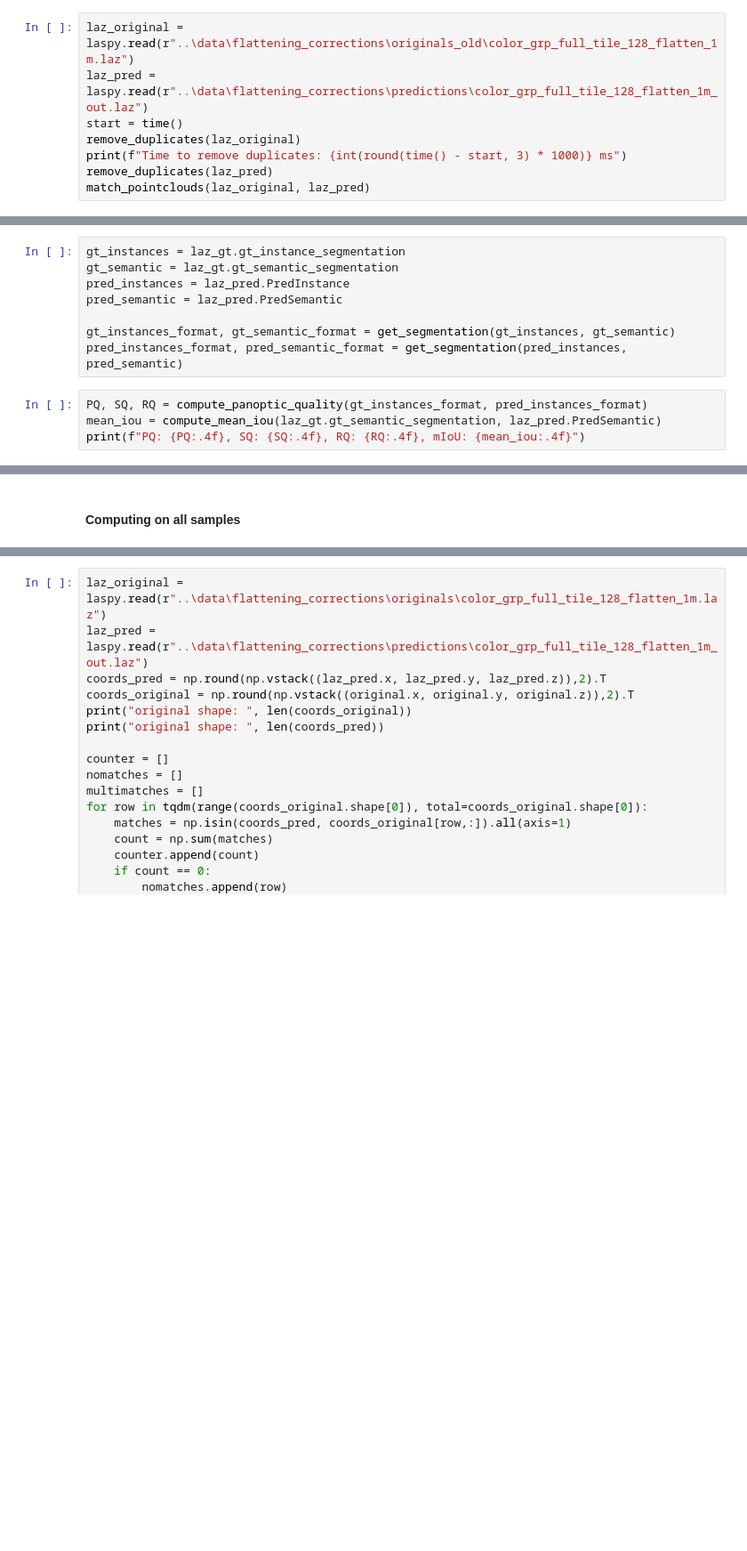
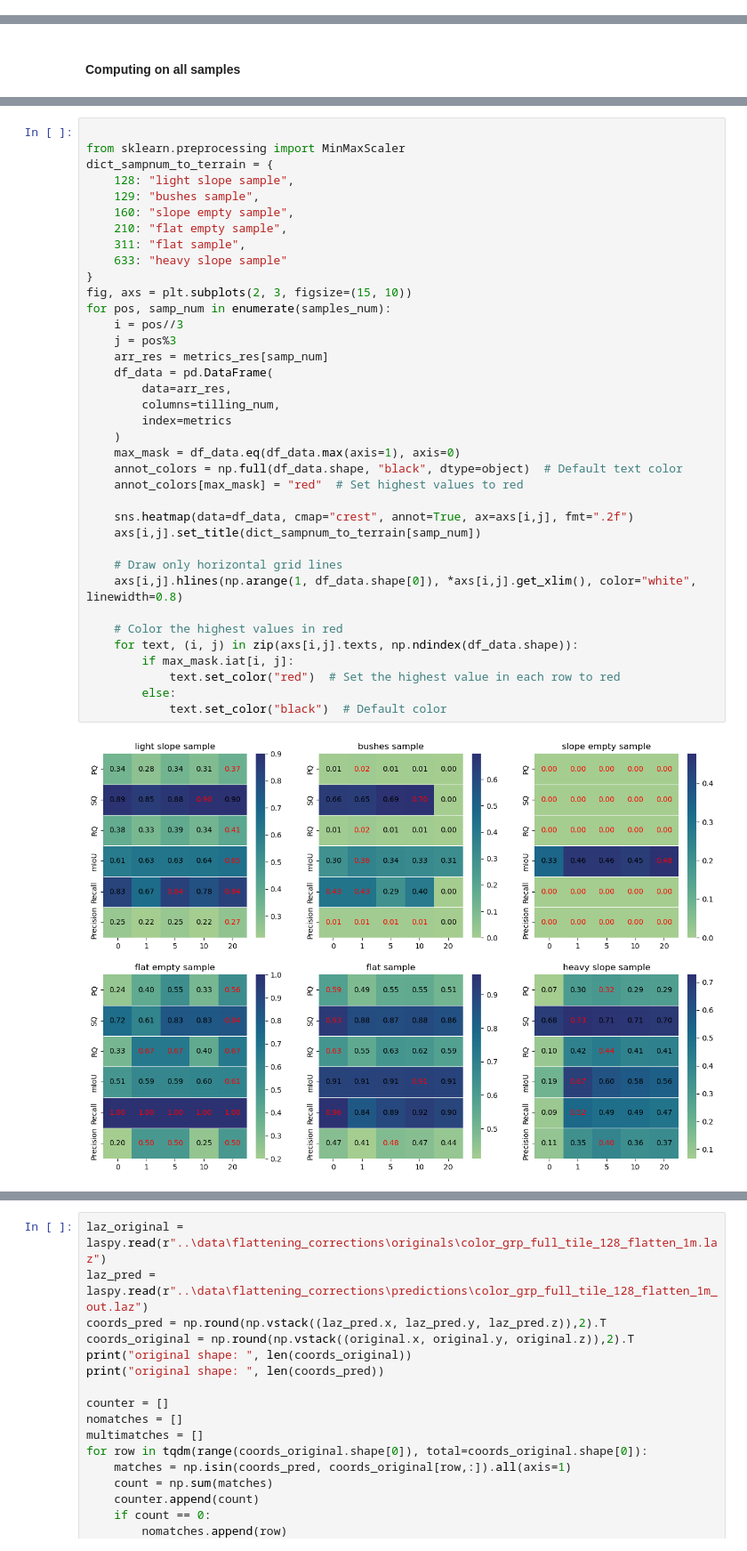
Before and after one commit to destoswa/PDM, a Jupyter notebook: notebooks/6_predictions_corrections.ipynb, the cells around one changed output, grey strips where cells are left out. Shown at 89% size. Drawn from its saved outputs; the diff is of its cells as text; blank space fills up the shorter version.

```diff
--- a/notebooks/6_predictions_corrections.ipynb
+++ b/notebooks/6_predictions_corrections.ipynb
@@ -265,8 +153,0 @@ def match_pointclouds(laz1, laz2):
-# %%
-laz_original = laspy.read(r"..\data\flattening_corrections\originals_old\color_grp_full_tile_128_flatten_1m.laz")
-laz_pred = laspy.read(r"..\data\flattening_corrections\predictions\color_grp_full_tile_128_flatten_1m_out.laz")
-start = time()
-remove_duplicates(laz_original)
-print(f"Time to remove duplicates: {int(round(time() - start, 3) * 1000)} ms")
-remove_duplicates(laz_pred)
-match_pointclouds(laz_original, laz_pred)
@@ -292,12 +153,0 @@ print(list(laz_pred.point_format.dimension_names))
-# %%
-gt_instances = laz_gt.gt_instance_segmentation
-gt_semantic = laz_gt.gt_semantic_segmentation
-pred_instances = laz_pred.PredInstance
-pred_semantic = laz_pred.PredSemantic
-
-gt_instances_format, gt_semantic_format = get_segmentation(gt_instances, gt_semantic)
-pred_instances_format, pred_semantic_format = get_segmentation(pred_instances, pred_semantic)
-# %%
-PQ, SQ, RQ = compute_panoptic_quality(gt_instances_format, pred_instances_format)
-mean_iou = compute_mean_iou(laz_gt.gt_semantic_segmentation, laz_pred.PredSemantic)
-print(f"PQ: {PQ:.4f}, SQ: {SQ:.4f}, RQ: {RQ:.4f}, mIoU: {mean_iou:.4f}")
@@ -645,0 +302,39 @@ for i in tqdm(range(arr_metric_res.shape[0]), total=arr_metric_res.shape[0]):
+# %%
+
+from sklearn.preprocessing import MinMaxScaler
+dict_sampnum_to_terrain = {
+    128: "light slope sample",
+    129: "bushes sample",
+    160: "slope empty sample",
+    210: "flat empty sample",
+    311: "flat sample",
+    633: "heavy slope sample"
+}
+fig, axs = plt.subplots(2, 3, figsize=(15, 10))
+for pos, samp_num in enumerate(samples_num):
+    i = pos//3
+    j = pos%3
+    arr_res = metrics_res[samp_num]
+    df_data = pd.DataFrame(
+        data=arr_res,
+        columns=tilling_num,
+        index=metrics
+    )
+    max_mask = df_data.eq(df_data.max(axis=1), axis=0)
+    annot_colors = np.full(df_data.shape, "black", dtype=object)  # Default text color
+    annot_colors[max_mask] = "red"  # Set highest values to red
+
+    sns.heatmap(data=df_data, cmap="crest", annot=True, ax=axs[i,j], fmt=".2f")
+    axs[i,j].set_title(dict_sampnum_to_terrain[samp_num])
+
+    # Draw only horizontal grid lines
+    axs[i,j].hlines(np.arange(1, df_data.shape[0]), *axs[i,j].get_xlim(), color="white", linewidth=0.8)
+
+    # Color the highest values in red
+    for text, (i, j) in zip(axs[i,j].texts, np.ndindex(df_data.shape)):
+        if max_mask.iat[i, j]:
+            text.set_color("red")  # Set the highest value in each row to red
+        else:
+            text.set_color("black")  # Default color
+# %% [output]
+[figure, added]
```
Also changed, not shown: parts of 16 cells of this notebook, 2 other files.
